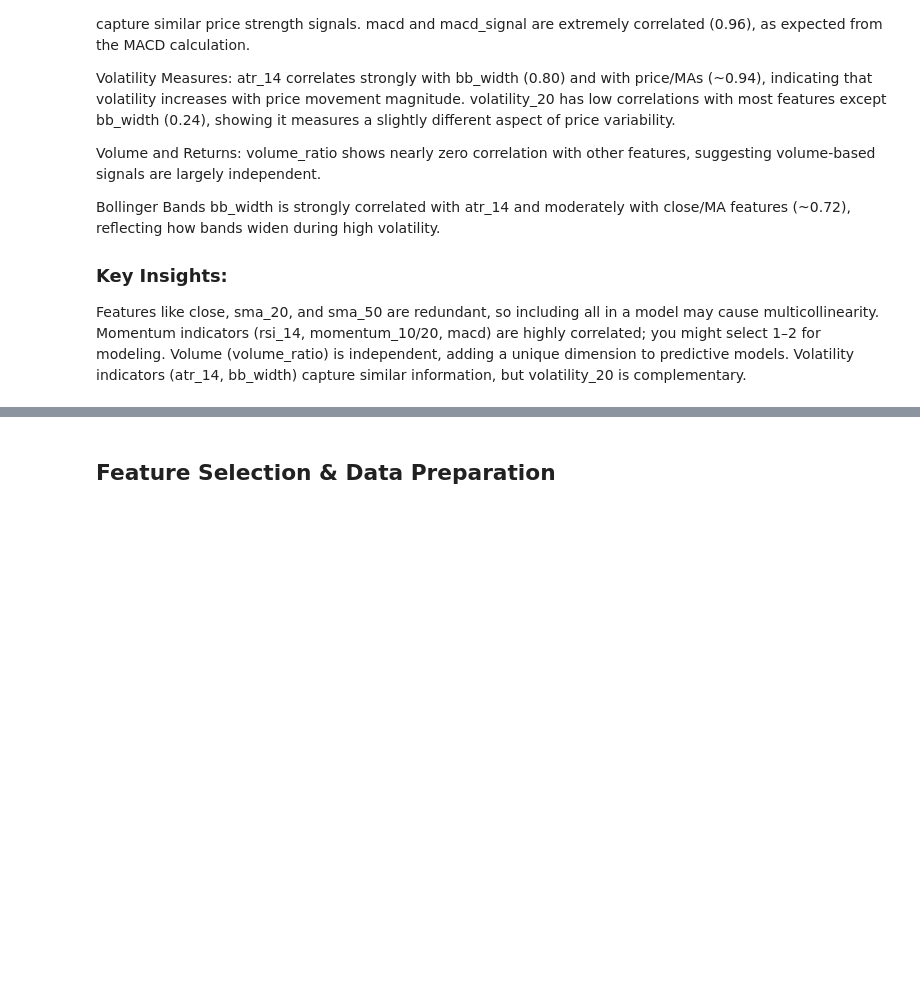
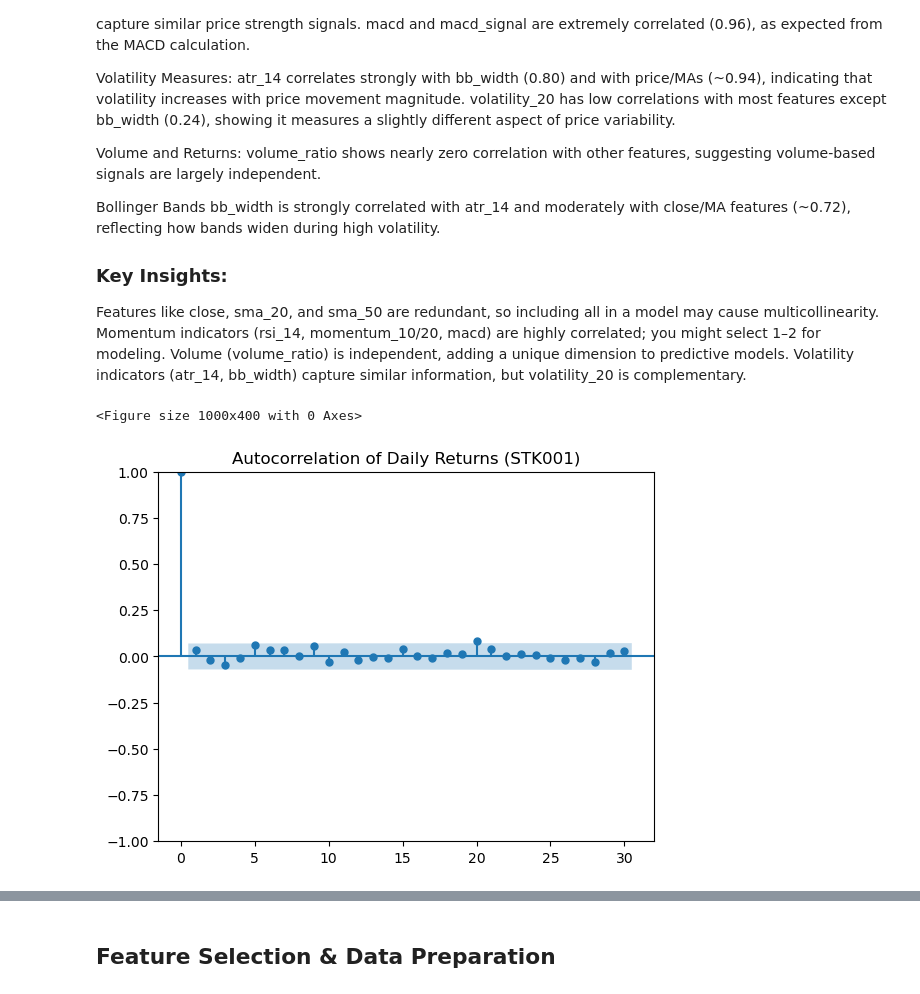
Before and after one commit to Philiaagam/Stock-analysis, a Jupyter notebook: notebooks/03_baseline_model.ipynb, the cells around one changed output, grey strips where cells are left out. Saved outputs shown, nothing was run; the diff lists cells and outputs as text; code cells hidden in the pictures; blank space fills up the shorter version.

```diff
--- a/notebooks/03_baseline_model.ipynb
+++ b/notebooks/03_baseline_model.ipynb
@@ -386,30 +367,20 @@ print(missing_dates_df)
 # %%
-# align to the same date range
+# let align to the same date range
 full_range = pd.date_range('2021-01-04', '2023-12-29', freq='B')
 
 aligned_data = []
 
 for ticker, group in stock_prices_indicators.groupby('ticker'):
-
-    # set index
-    group = group.set_index('date').reindex(full_range)
-
-    # forward-fill only numeric columns
-    numeric_cols = group.select_dtypes(include='number').columns
-    group[numeric_cols] = group[numeric_cols].ffill()
-
-    # backward-fill numeric columns as a safety
-    group[numeric_cols] = group[numeric_cols].bfill()
-
-    # restore index
-    group = group.reset_index().rename(columns={'index': 'date'})
-
-    # add ticker column
+    group = (
+        group.set_index('date')
+        .reindex(full_range)
+        .ffill()
+        .reset_index()
+        .rename(columns={'index': 'date'})
+    )
     group['ticker'] = ticker
-
     aligned_data.append(group)
 
-
-stock_prices_indicators_aligned = pd.concat(aligned_data, ignore_index=True)
+stock_prices_indicators = pd.concat(aligned_data, ignore_index=True)
 # %%
 #  confirm the date ranges alignment and continuity in time-series data
@@ -457,3 +428,5 @@ After forward-filling, continuity is restored with negligible data loss risk.
 
 Ready for Analysis:
 Datasets are well-structured for feature engineering, correlation studies, and predictive modeling (e.g., stock trend classification).
+# %%
+modeling_df = stock_prices_indicators.copy()
@@ -762,7 +766,7 @@ def compute_rsi(series, period=14):
     return rsi
 
 # Compute RSI per ticker
-stock_prices_indicators_aligned['rsi_14'] = stock_prices_indicators_aligned.groupby('ticker')['close'].transform(lambda x: compute_rsi(x))
+modeling_df['rsi_14'] = modeling_df.groupby('ticker')['close'].transform(lambda x: compute_rsi(x))
 # %%
 
 # --- RSI Visualization (Overbought/Oversold) ---
@@ -911,3 +905,17 @@ Volume (volume_ratio) is independent, adding a unique dimension to predictive mo
 Volatility indicators (atr_14, bb_width) capture similar information, but volatility_20 is complementary.
 # %%
 from statsmodels.graphics.tsaplots import plot_acf
+# %%
+modeling_df['daily_return'] = modeling_df.groupby('ticker')['close'].pct_change()
+# %%
+# Autocorrelation (ACF) Analysis
+ticker = modeling_df['ticker'].unique()[0]
+df = modeling_df.query("ticker == @ticker")
+
+plt.figure(figsize=(10,4))
+plot_acf(df['daily_return'].dropna(), lags=30)
+plt.title(f'Autocorrelation of Daily Returns ({ticker})')
+plt.show()
+# %% [output]
+<Figure size 1000x400 with 0 Axes>
+[figure, added]
```
Also changed, not shown: parts of 76 cells of this notebook, 34 other files.
